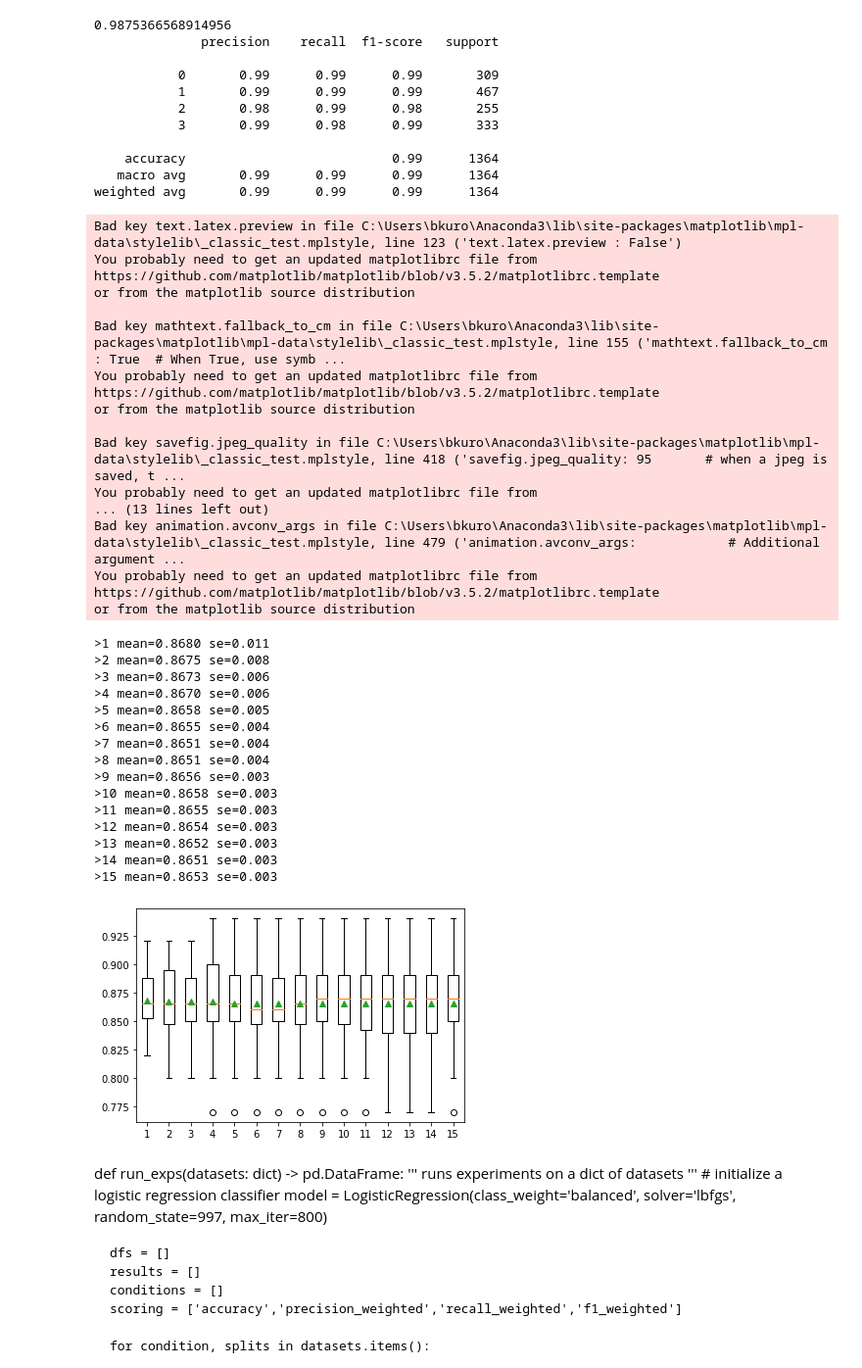
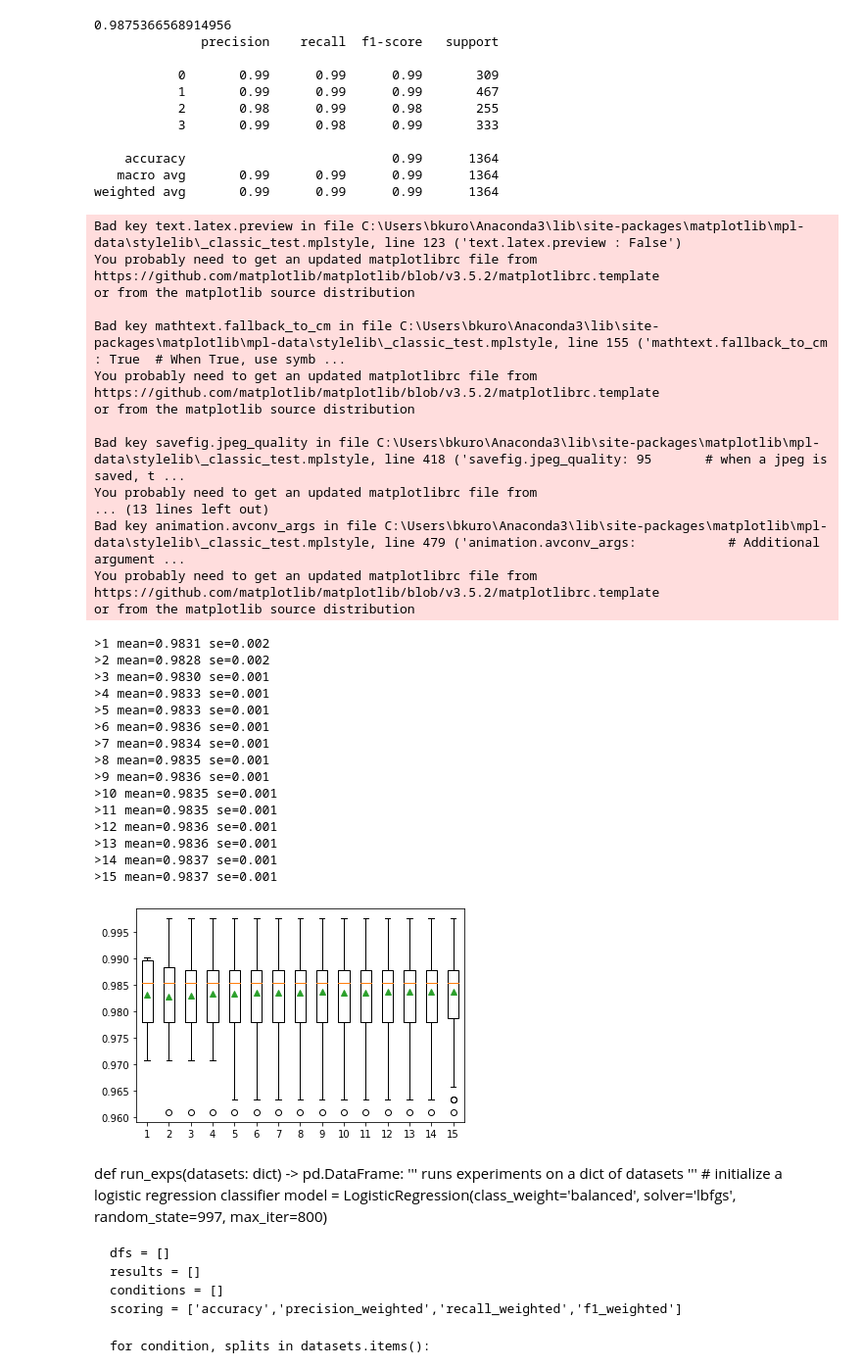
Before and after one commit to juanitacosmica/FinalProject_RoadTrippr, a Jupyter notebook: PCA_BK_noLocalHotel/Kfold_CValidation.ipynb, the cells around one changed output. Shown: that part at 98% size. Saved outputs shown, nothing was run; the diff lists cells and outputs as text; code cells hidden in the pictures.

```diff
--- a/PCA_BK_noLocalHotel/Kfold_CValidation.ipynb
+++ b/PCA_BK_noLocalHotel/Kfold_CValidation.ipynb
@@ -179,54 +179,54 @@ def evaluate_model(X, y, repeats):
 	return scores
 
 # load my dataset
-X_train_base, y_train = make_classification(n_samples=1000, n_features=20, n_informative=15, n_redundant=5, random_state=1)
+#X_train_base, y_train = make_classification(n_samples=1000, n_features=20, n_informative=15, n_redundant=5, random_state=1)
 # configurations to test
 repeats = range(1,16)
 results = list()
 for r in repeats:
 	# evaluate using a given number of repeats
 	scores = evaluate_model(X_train_base, y_train, r)
 	# summarize
 	print('>%d mean=%.4f se=%.3f' % (r, mean(scores), sem(scores)))
 	# store
 	results.append(scores)
 # plot the outcome
 pyplot.boxplot(results, labels=[str(r) for r in repeats], showmeans=True)
 pyplot.show()
 # %% [output]
 Bad key text.latex.preview in file C:\Users\bkuro\Anaconda3\lib\site-packages\matplotlib\mpl-data\stylelib\_classic_test.mplstyle, line 123 ('text.latex.preview : False')
 You probably need to get an updated matplotlibrc file from
 https://github.com/matplotlib/matplotlib/blob/v3.5.2/matplotlibrc.template
 or from the matplotlib source distribution
 
 Bad key mathtext.fallback_to_cm in file C:\Users\bkuro\Anaconda3\lib\site-packages\matplotlib\mpl-data\stylelib\_classic_test.mplstyle, line 155 ('mathtext.fallback_to_cm : True  # When True, use symb ...
 You probably need to get an updated matplotlibrc file from
 https://github.com/matplotlib/matplotlib/blob/v3.5.2/matplotlibrc.template
 or from the matplotlib source distribution
 
 Bad key savefig.jpeg_quality in file C:\Users\bkuro\Anaconda3\lib\site-packages\matplotlib\mpl-data\stylelib\_classic_test.mplstyle, line 418 ('savefig.jpeg_quality: 95       # when a jpeg is saved, t ...
 You probably need to get an updated matplotlibrc file from
 ... (13 lines left out)
 Bad key animation.avconv_args in file C:\Users\bkuro\Anaconda3\lib\site-packages\matplotlib\mpl-data\stylelib\_classic_test.mplstyle, line 479 ('animation.avconv_args:            # Additional argument ...
 You probably need to get an updated matplotlibrc file from
 https://github.com/matplotlib/matplotlib/blob/v3.5.2/matplotlibrc.template
 or from the matplotlib source distribution
->1 mean=0.8680 se=0.011
->2 mean=0.8675 se=0.008
->3 mean=0.8673 se=0.006
->4 mean=0.8670 se=0.006
->5 mean=0.8658 se=0.005
->6 mean=0.8655 se=0.004
->7 mean=0.8651 se=0.004
->8 mean=0.8651 se=0.004
->9 mean=0.8656 se=0.003
->10 mean=0.8658 se=0.003
->11 mean=0.8655 se=0.003
->12 mean=0.8654 se=0.003
->13 mean=0.8652 se=0.003
->14 mean=0.8651 se=0.003
->15 mean=0.8653 se=0.003
+>1 mean=0.9831 se=0.002
+>2 mean=0.9828 se=0.002
+>3 mean=0.9830 se=0.001
+>4 mean=0.9833 se=0.001
+>5 mean=0.9833 se=0.001
+>6 mean=0.9836 se=0.001
+>7 mean=0.9834 se=0.001
+>8 mean=0.9835 se=0.001
+>9 mean=0.9836 se=0.001
+>10 mean=0.9835 se=0.001
+>11 mean=0.9835 se=0.001
+>12 mean=0.9836 se=0.001
+>13 mean=0.9836 se=0.001
+>14 mean=0.9837 se=0.001
+>15 mean=0.9837 se=0.001
-[figure, old version]
+[figure, new version]
 # %% [markdown]
 
 
```
